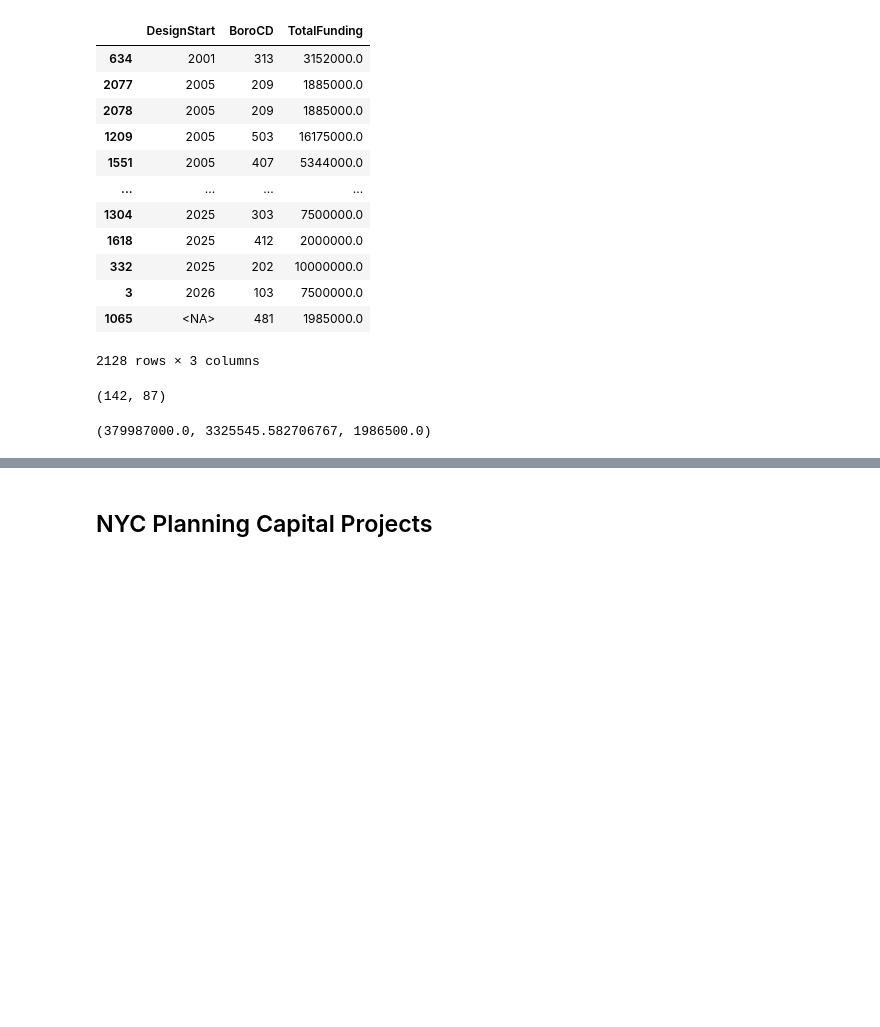
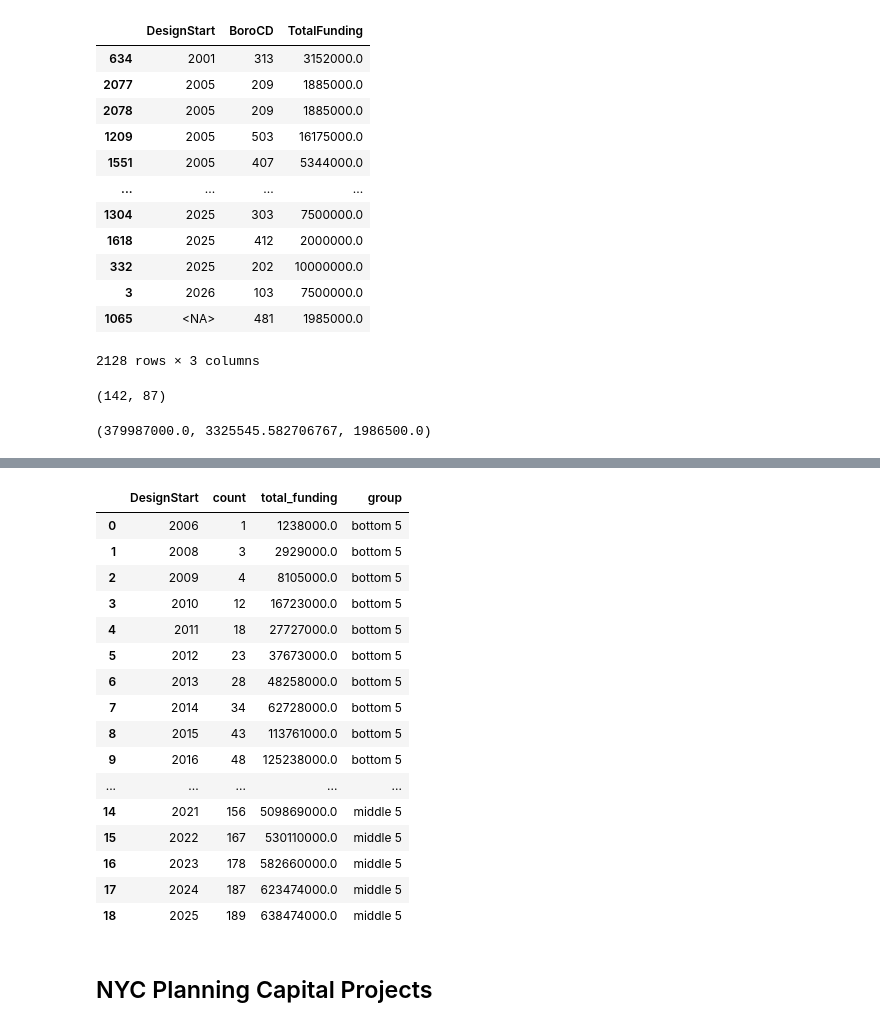
Before and after one commit to Jguan10/Public-Facilities-and-District-Income, a Jupyter notebook: capital_projects.ipynb, the cells around one changed output, grey strips where cells are left out. Saved outputs shown, nothing was run; the diff lists cells and outputs as text; code cells hidden in the pictures; blank space fills up the shorter version.

```diff
--- a/capital_projects.ipynb
+++ b/capital_projects.ipynb
@@ -260 +274,22 @@ gbt5["total_funding"] = gbt5["total_funding"].cumsum()
+# %%
+gb = pd.concat([gbb5, gbt5, gbm5])
+gb
+# %% [output]
+|  | DesignStart | count | total_funding | group |
+| 0 | 2006 | 1 | 1238000.0 | bottom 5 |
+| 1 | 2008 | 3 | 2929000.0 | bottom 5 |
+| 2 | 2009 | 4 | 8105000.0 | bottom 5 |
+| 3 | 2010 | 12 | 16723000.0 | bottom 5 |
+| 4 | 2011 | 18 | 27727000.0 | bottom 5 |
+| 5 | 2012 | 23 | 37673000.0 | bottom 5 |
+| 6 | 2013 | 28 | 48258000.0 | bottom 5 |
+| 7 | 2014 | 34 | 62728000.0 | bottom 5 |
+| 8 | 2015 | 43 | 113761000.0 | bottom 5 |
+| 9 | 2016 | 48 | 125238000.0 | bottom 5 |
+| ... | ... | ... | ... | ... |
+| 14 | 2021 | 156 | 509869000.0 | middle 5 |
+| 15 | 2022 | 167 | 530110000.0 | middle 5 |
+| 16 | 2023 | 178 | 582660000.0 | middle 5 |
+| 17 | 2024 | 187 | 623474000.0 | middle 5 |
+| 18 | 2025 | 189 | 638474000.0 | middle 5 |
 # %%
```
Also changed, not shown: parts of 3 cells of this notebook, 1 other file.
